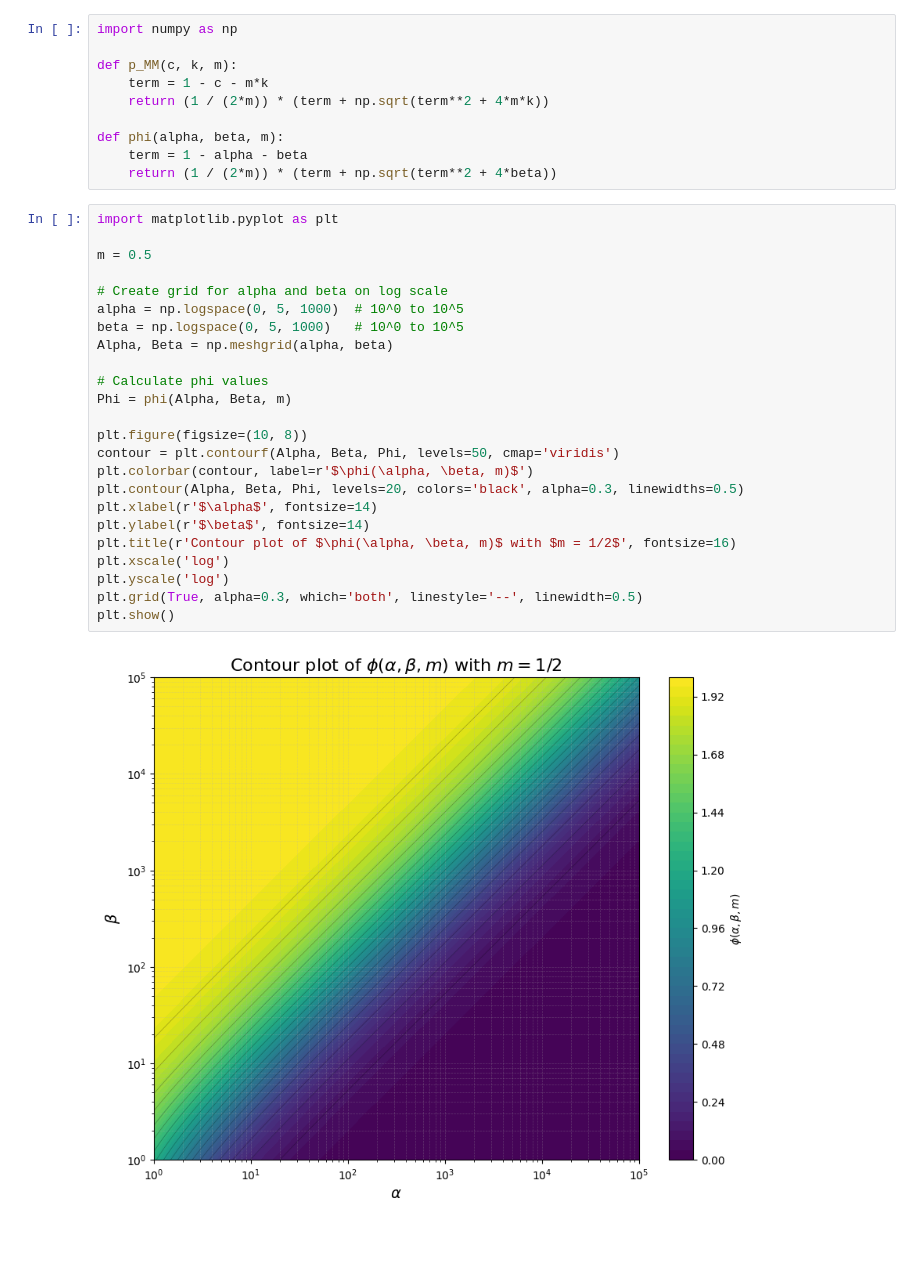
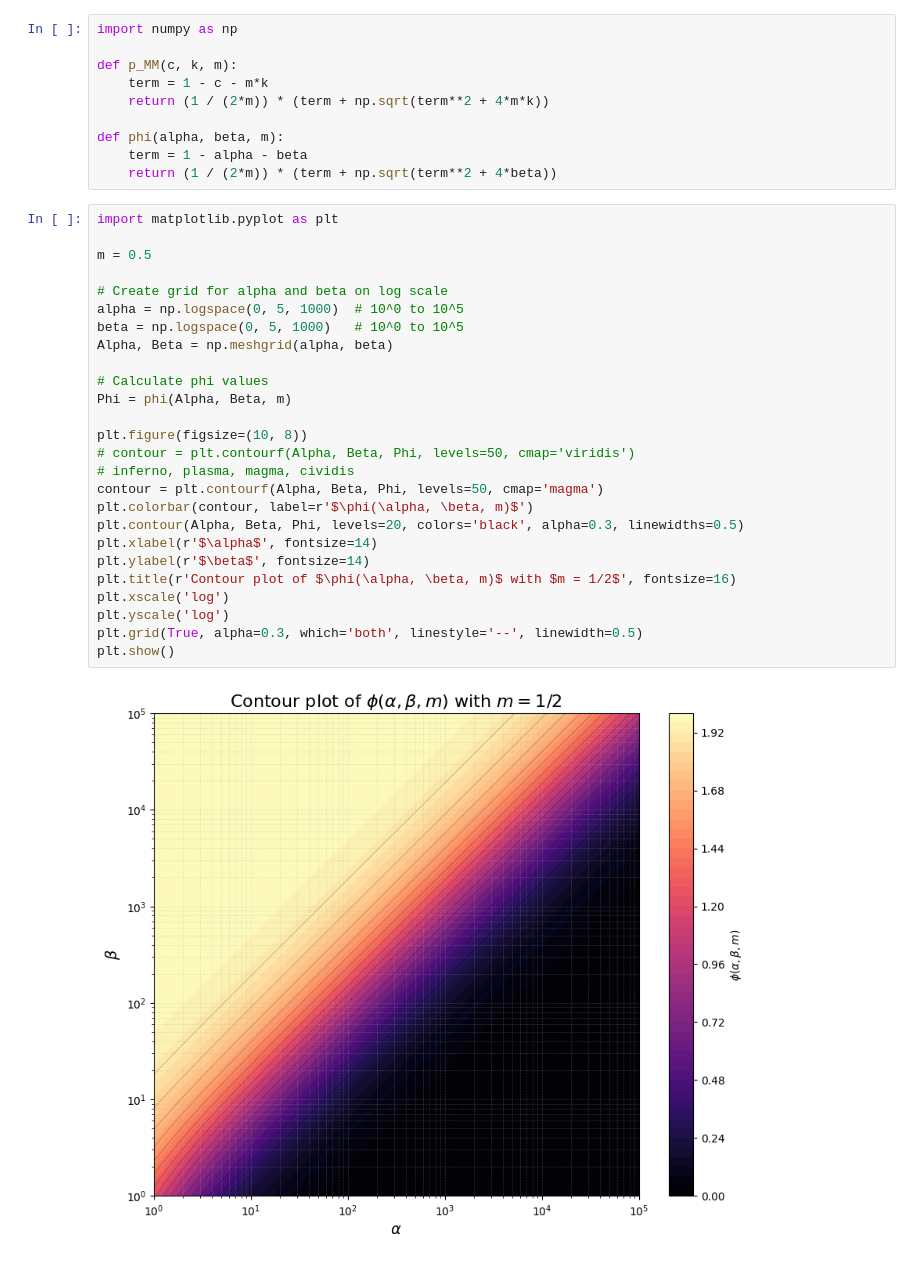
Before and after one commit to jonathan-huang/Proteome-Partition-ver.-1, a Jupyter notebook: special.ipynb, the cells around one changed output. Drawn from its saved outputs; the diff is of its cells as text.

```diff
--- a/special.ipynb
+++ b/special.ipynb
@@ -13,26 +13,28 @@ def phi(alpha, beta, m):
 # %%
 import matplotlib.pyplot as plt
 
 m = 0.5
 
 # Create grid for alpha and beta on log scale
 alpha = np.logspace(0, 5, 1000)  # 10^0 to 10^5
 beta = np.logspace(0, 5, 1000)   # 10^0 to 10^5
 Alpha, Beta = np.meshgrid(alpha, beta)
 
 # Calculate phi values
 Phi = phi(Alpha, Beta, m)
 
 plt.figure(figsize=(10, 8))
-contour = plt.contourf(Alpha, Beta, Phi, levels=50, cmap='viridis')
+# contour = plt.contourf(Alpha, Beta, Phi, levels=50, cmap='viridis')
+# inferno, plasma, magma, cividis
+contour = plt.contourf(Alpha, Beta, Phi, levels=50, cmap='magma')
 plt.colorbar(contour, label=r'$\phi(\alpha, \beta, m)$')
 plt.contour(Alpha, Beta, Phi, levels=20, colors='black', alpha=0.3, linewidths=0.5)
 plt.xlabel(r'$\alpha$', fontsize=14)
 plt.ylabel(r'$\beta$', fontsize=14)
 plt.title(r'Contour plot of $\phi(\alpha, \beta, m)$ with $m = 1/2$', fontsize=16)
 plt.xscale('log')
 plt.yscale('log')
 plt.grid(True, alpha=0.3, which='both', linestyle='--', linewidth=0.5)
 plt.show()
 # %% [output]
-[figure, old version]
+[figure, new version]
```
Also changed, not shown: 19 other files.
